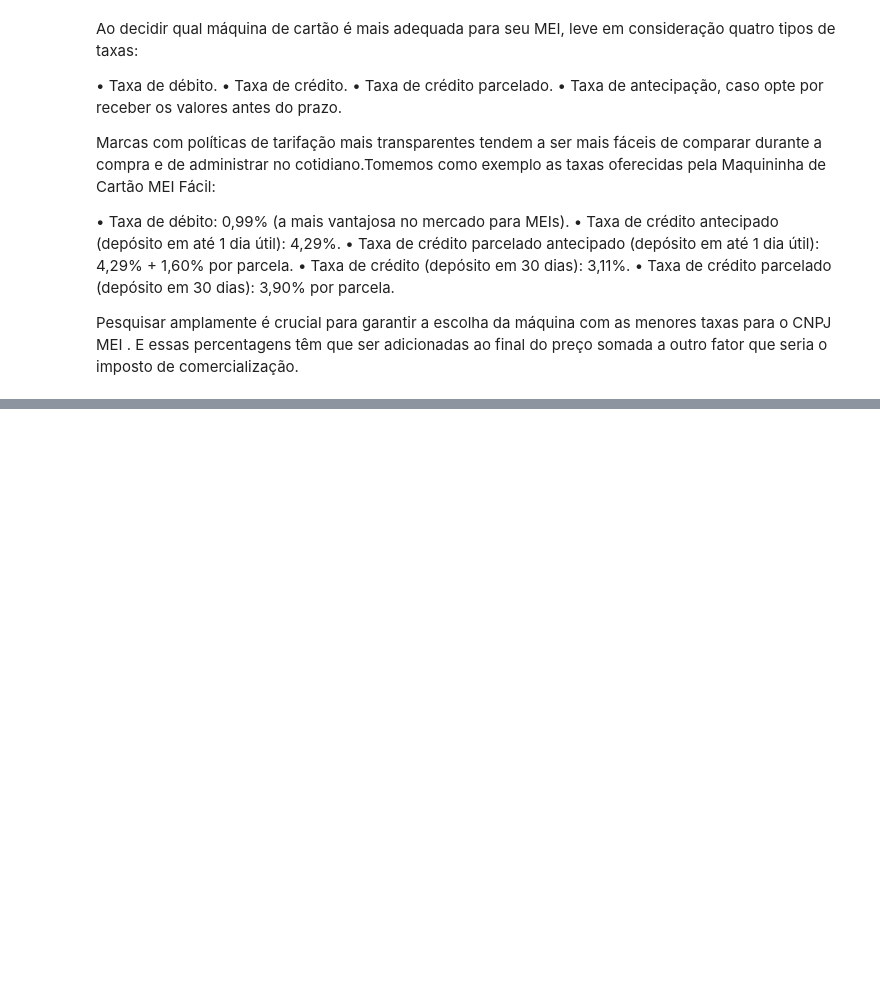
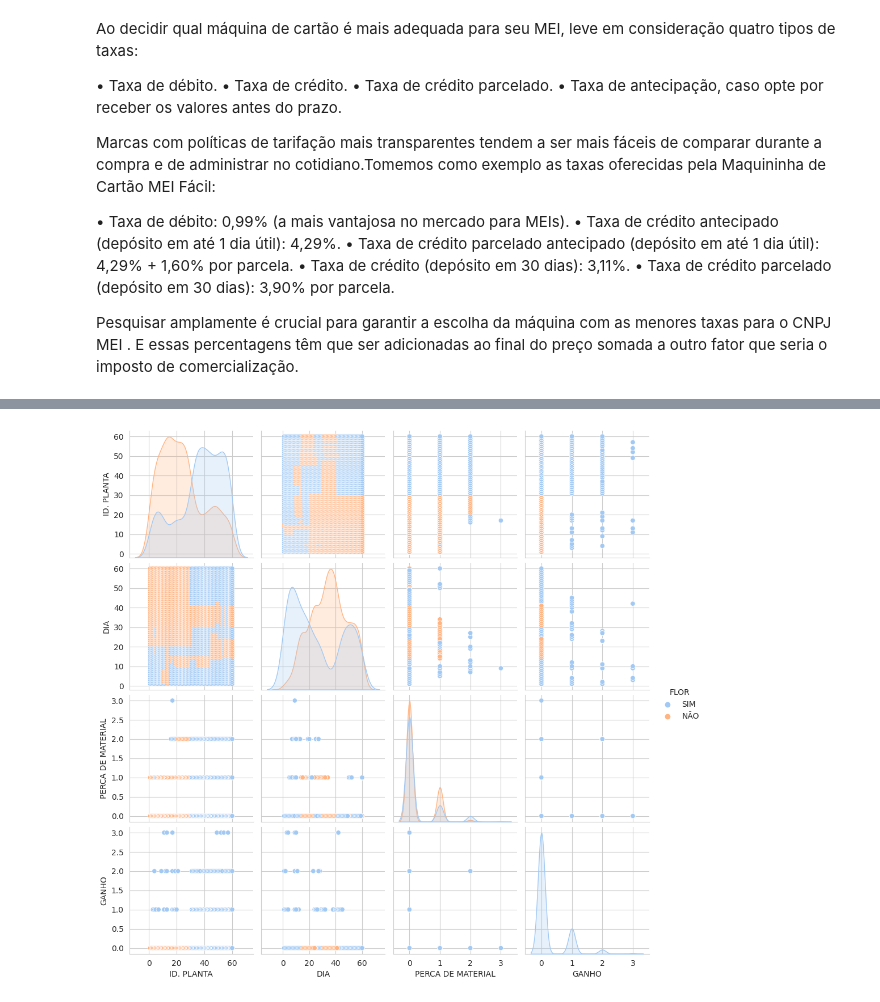
Before and after one commit to leaop/Graduation, a Jupyter notebook: 5 semestre/PIC/projeto.ipynb, the cells around one changed output, grey strips where cells are left out. Drawn from its saved outputs; the diff is of its cells as text; code cells hidden in the pictures; blank space fills up the shorter version.

```diff
--- a/5 semestre/PIC/projeto.ipynb
+++ b/5 semestre/PIC/projeto.ipynb
@@ -266,0 +282,2 @@ Pesquisar amplamente é crucial para garantir a escolha da máquina com as menor
+# %%
+df = pd.read_excel("DADOS GERAIS.xlsx")
@@ -266,0 +293,6 @@ Pesquisar amplamente é crucial para garantir a escolha da máquina com as menor
+# %%
+with sns.axes_style('whitegrid'):
+
+  grafico = sns.pairplot(data=df, hue="FLOR", palette="pastel")
+# %% [output]
+[figure, added]
```
Also changed, not shown: parts of 17 cells of this notebook, 1 other file.
